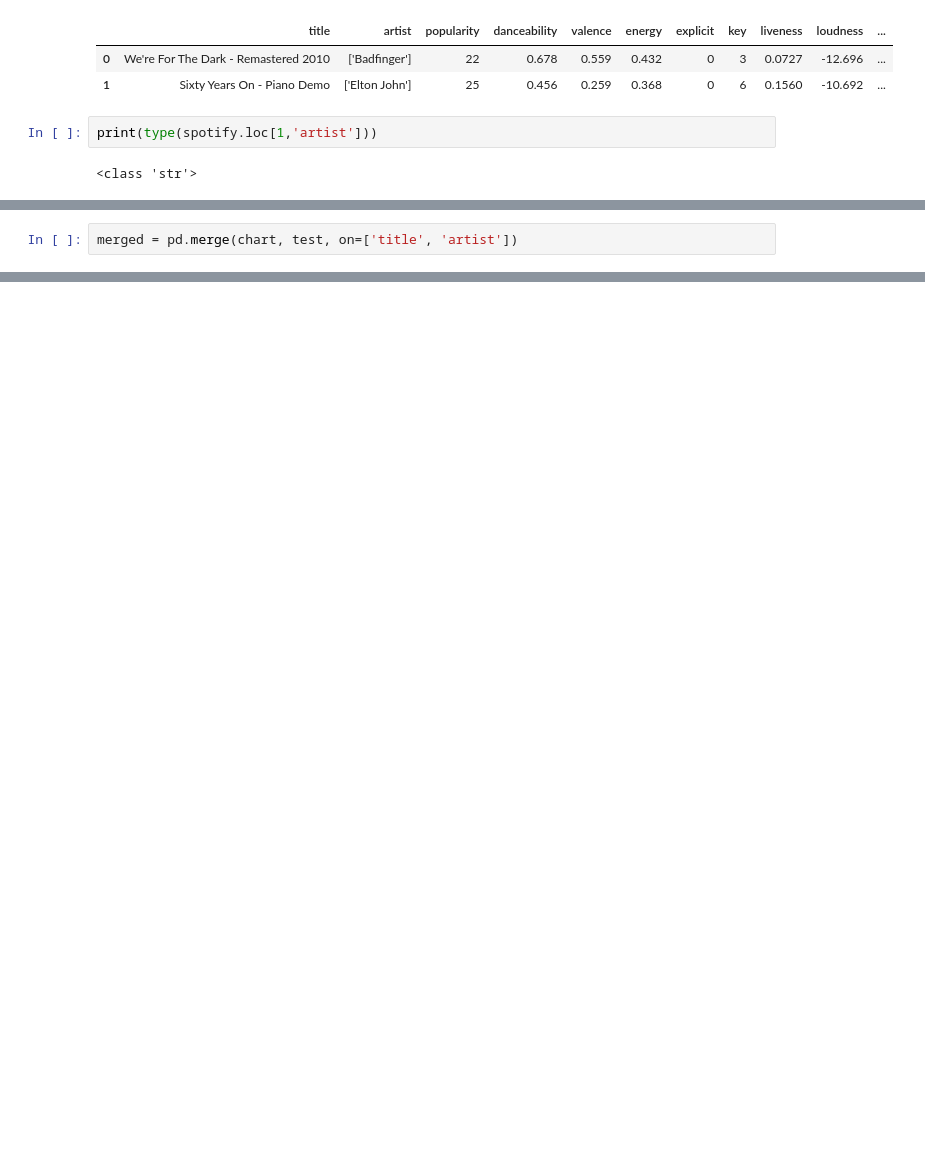
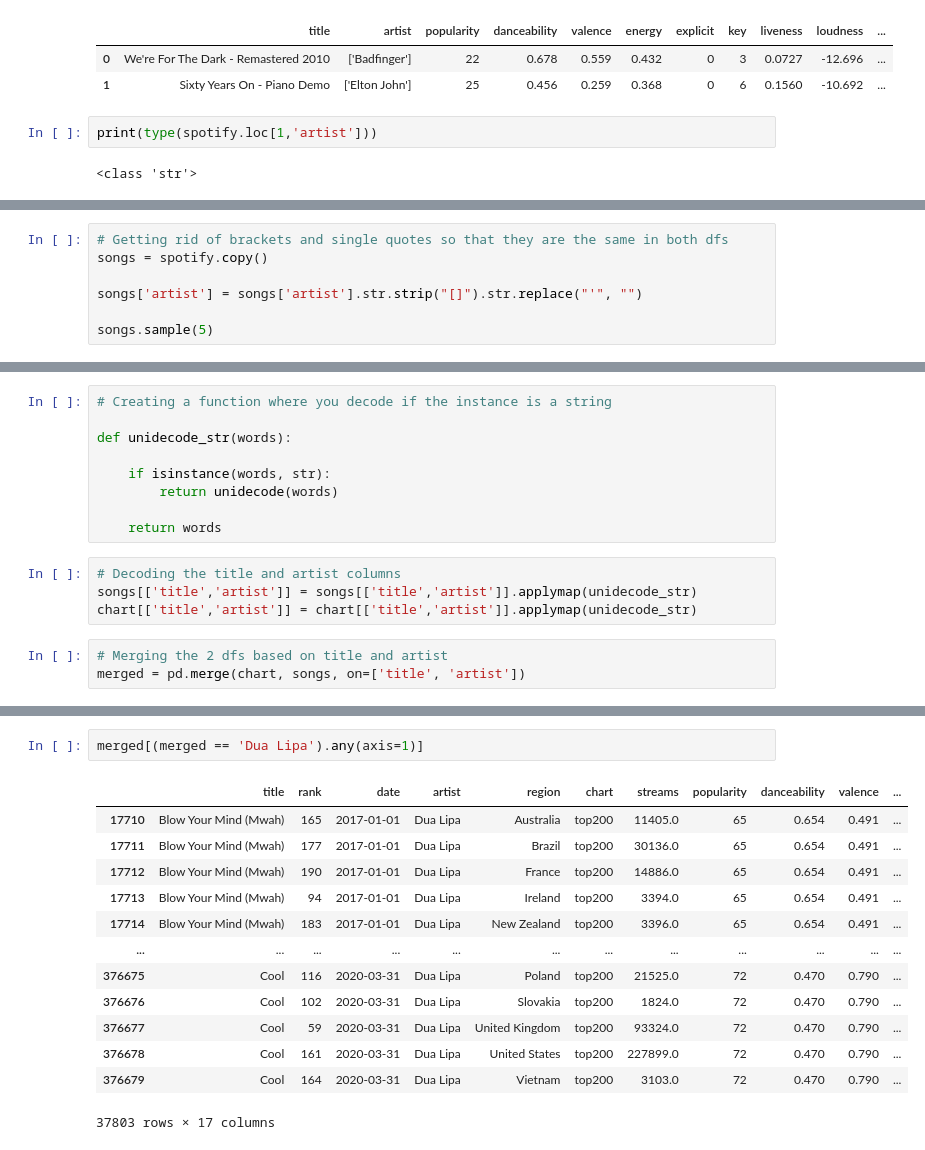
Before and after one commit to maik137/SpotifyCharts_EDA, a Jupyter notebook: SpotifyChart_MLext.ipynb, the cells around one changed output, grey strips where cells are left out. Drawn from its saved outputs; the diff is of its cells as text; blank space fills up the shorter version.

```diff
--- a/SpotifyChart_MLext.ipynb
+++ b/SpotifyChart_MLext.ipynb
@@ -166,0 +158,7 @@ chart.sample(25)
+# %%
+# Getting rid of brackets and single quotes so that they are the same in both dfs
+songs = spotify.copy()
+
+songs['artist'] = songs['artist'].str.strip("[]").str.replace("'", "")
+
+songs.sample(5)
@@ -167,2 +172,16 @@ chart.sample(25)
+# %%
+# Creating a function where you decode if the instance is a string
+
+def unidecode_str(words):
+
+    if isinstance(words, str):
+        return unidecode(words)
+
+    return words
+# %%
+# Decoding the title and artist columns
+songs[['title','artist']] = songs[['title','artist']].applymap(unidecode_str)
+chart[['title','artist']] = chart[['title','artist']].applymap(unidecode_str)
 # %%
-merged = pd.merge(chart, test, on=['title', 'artist'])
+# Merging the 2 dfs based on title and artist
+merged = pd.merge(chart, songs, on=['title', 'artist'])
@@ -197,0 +225,16 @@ memory usage: 55.8+ MB
+# %%
+merged[(merged == 'Dua Lipa').any(axis=1)]
+# %% [output]
+|  | title | rank | date | artist | region | chart | streams | popularity | danceability | valence | ... |
+| 17710 | Blow Your Mind (Mwah) | 165 | 2017-01-01 | Dua Lipa | Australia | top200 | 11405.0 | 65 | 0.654 | 0.491 | ... |
+| 17711 | Blow Your Mind (Mwah) | 177 | 2017-01-01 | Dua Lipa | Brazil | top200 | 30136.0 | 65 | 0.654 | 0.491 | ... |
+| 17712 | Blow Your Mind (Mwah) | 190 | 2017-01-01 | Dua Lipa | France | top200 | 14886.0 | 65 | 0.654 | 0.491 | ... |
+| 17713 | Blow Your Mind (Mwah) | 94 | 2017-01-01 | Dua Lipa | Ireland | top200 | 3394.0 | 65 | 0.654 | 0.491 | ... |
+| 17714 | Blow Your Mind (Mwah) | 183 | 2017-01-01 | Dua Lipa | New Zealand | top200 | 3396.0 | 65 | 0.654 | 0.491 | ... |
+| ... | ... | ... | ... | ... | ... | ... | ... | ... | ... | ... | ... |
+| 376675 | Cool | 116 | 2020-03-31 | Dua Lipa | Poland | top200 | 21525.0 | 72 | 0.470 | 0.790 | ... |
+| 376676 | Cool | 102 | 2020-03-31 | Dua Lipa | Slovakia | top200 | 1824.0 | 72 | 0.470 | 0.790 | ... |
+| 376677 | Cool | 59 | 2020-03-31 | Dua Lipa | United Kingdom | top200 | 93324.0 | 72 | 0.470 | 0.790 | ... |
+| 376678 | Cool | 161 | 2020-03-31 | Dua Lipa | United States | top200 | 227899.0 | 72 | 0.470 | 0.790 | ... |
+| 376679 | Cool | 164 | 2020-03-31 | Dua Lipa | Vietnam | top200 | 3103.0 | 72 | 0.470 | 0.790 | ... |
+37803 rows × 17 columns
```
Also changed, not shown: parts of 33 cells of this notebook.
